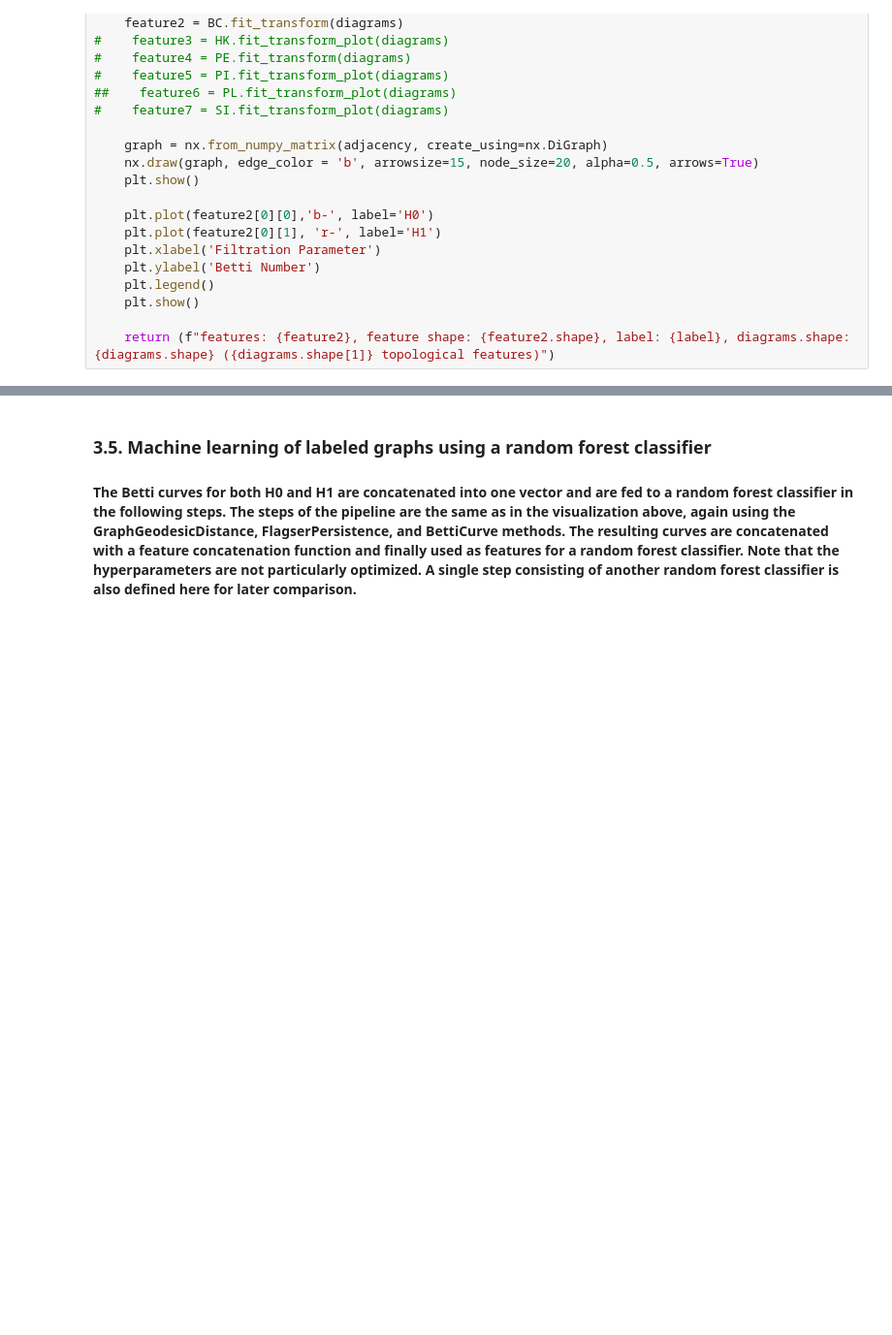
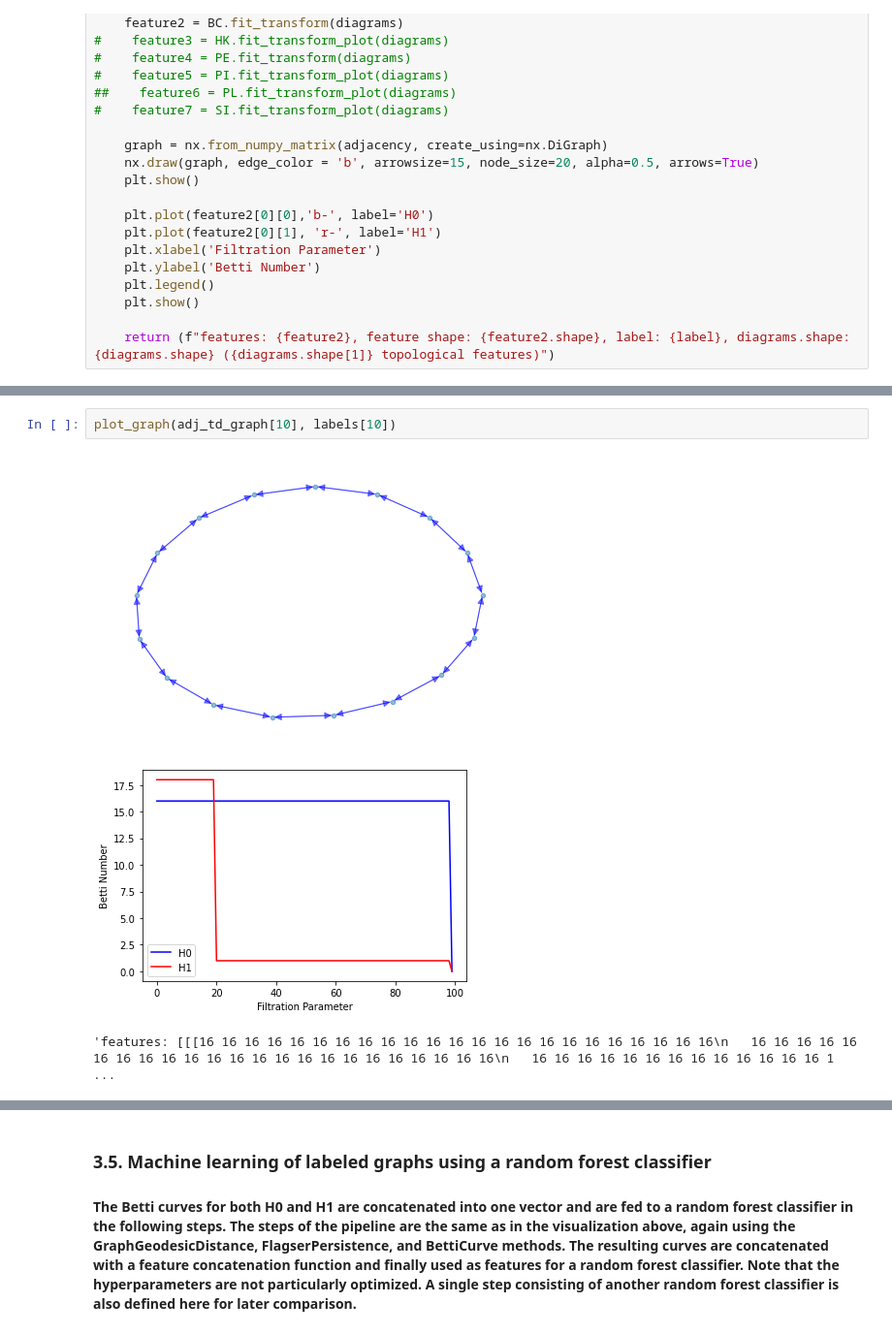
Before and after one commit to giotto-ai/gtda-challenge-2020, a Jupyter notebook: kazuyamagiwa/Graph_Classification_with_Giotto-tda.ipynb, the cells around one changed output, grey strips where cells are left out. Shown at 97% size. Cells and saved outputs as stored; diff of their text form; blank space fills up the shorter version.

Commit message:
Now shows two figures per label for the dataset introduction section, to show dataset distribution

```diff
--- a/kazuyamagiwa/Graph_Classification_with_Giotto-tda.ipynb
+++ b/kazuyamagiwa/Graph_Classification_with_Giotto-tda.ipynb
@@ -139,5 +139,11 @@ plot_graph(adj_td_graph[0], labels[0])
 [figure]
 'features: [[[14 14 14 14 14 14 14 14 14 14 14 14 14 14 14 14 14 14 14 14 14 14 14\n   14 14 14 14 14 14 14 14 14 14 14 14 14 14 14 14 14 14 14 14 14 14 14\n   14 14 14 14 14 14 14 14 14 14 14 14 14 1 ...
+# %%
+plot_graph(adj_td_graph[10], labels[10])
+# %% [output]
+[figure, added]
+[figure, added]
+'features: [[[16 16 16 16 16 16 16 16 16 16 16 16 16 16 16 16 16 16 16 16 16 16 16\n   16 16 16 16 16 16 16 16 16 16 16 16 16 16 16 16 16 16 16 16 16 16 16\n   16 16 16 16 16 16 16 16 16 16 16 16 16 1 ...
 # %%
 plot_graph(adj_td_graph[150], labels[150])
 # %% [output]
```
Also changed, not shown: parts of 19 cells of this notebook.
